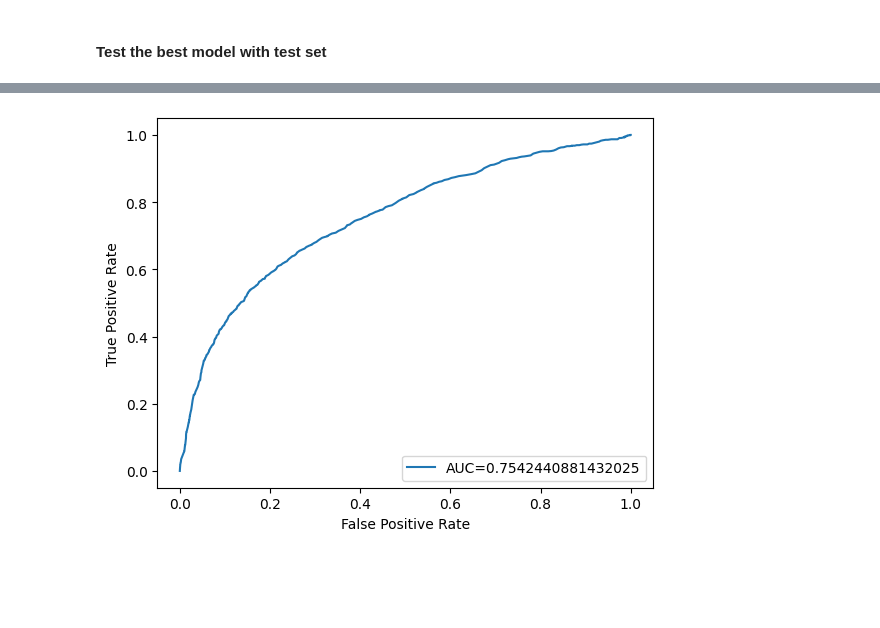
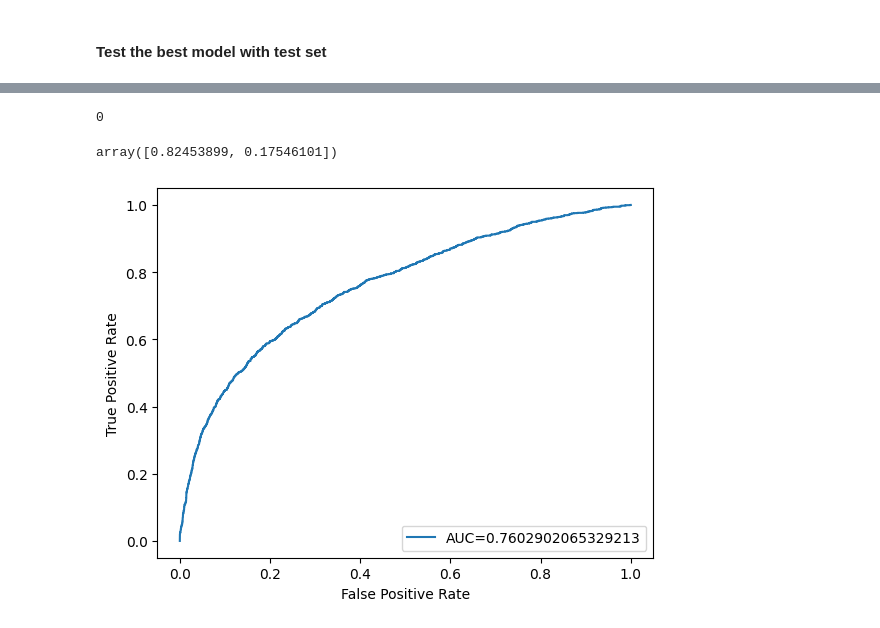
Before and after one commit to thamakornk-ait/BIA_project, a Jupyter notebook: model_with_feature-selection_one-hot/default_credit_card_model_with_downsampling.ipynb, the cells around one changed output, grey strips where cells are left out. Saved outputs shown, nothing was run; the diff lists cells and outputs as text; code cells hidden in the pictures; blank space fills up the shorter version.

```diff
--- a/model_with_feature-selection_one-hot/default_credit_card_model_with_downsampling.ipynb
+++ b/model_with_feature-selection_one-hot/default_credit_card_model_with_downsampling.ipynb
@@ -286,3 +286,5 @@ sns.heatmap(X.corr(), annot=True, cmap="coolwarm")
 from sklearn.model_selection import train_test_split
 
 X_train, X_test, y_train, y_test = train_test_split(X, y, test_size = 0.2, random_state = 42)
+# %%
+X_test_scaled = X_test.copy()
@@ -302,7 +320,7 @@ scaled_feature = ['LIMIT_BAL', 'BILL_AMT1', 'PAY_AMT1',
 
 scaler = StandardScaler()
 X_train[scaled_feature] = scaler.fit_transform(X_train[scaled_feature])
-X_test[scaled_feature]  = scaler.transform(X_test[scaled_feature])
+X_test_scaled[scaled_feature]  = scaler.transform(X_test_scaled[scaled_feature])
 # %%
 X_train
 # %% [output]
@@ -668,13 +676,22 @@ array([0.59666667, 0.40333333])
+# %%
+y_test.iloc[16]
+# %% [output]
+0
+# %%
+preds = model.predict_proba(X_test_scaled)[16,:]
+preds
+# %% [output]
+array([0.82453899, 0.17546101])
 # %%
-y_pred_proba = model.predict_proba(X_test)[::,1]
+y_pred_proba = model.predict_proba(X_test_scaled)[::,1]
 fpr, tpr,  thresholds = roc_curve(y_test,  y_pred_proba)
 auc = roc_auc_score(y_test, y_pred_proba)
 
 #create ROC curve
 plt.plot(fpr,tpr,label="AUC="+str(auc))
 plt.ylabel('True Positive Rate')
 plt.xlabel('False Positive Rate')
 plt.legend(loc=4)
 plt.show()
 # %% [output]
-[figure, old version]
+[figure, new version]
```
Also changed, not shown: parts of 14 cells of this notebook.
